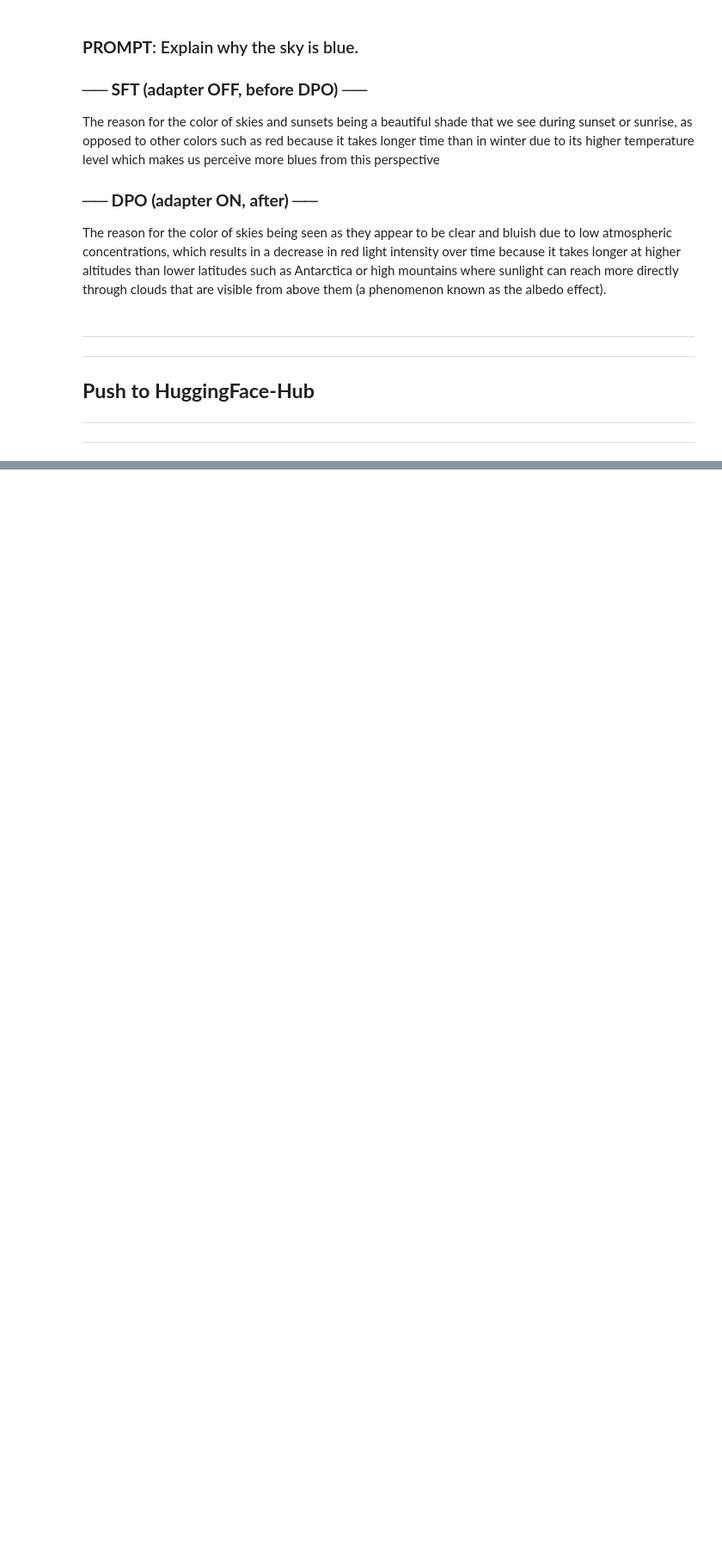
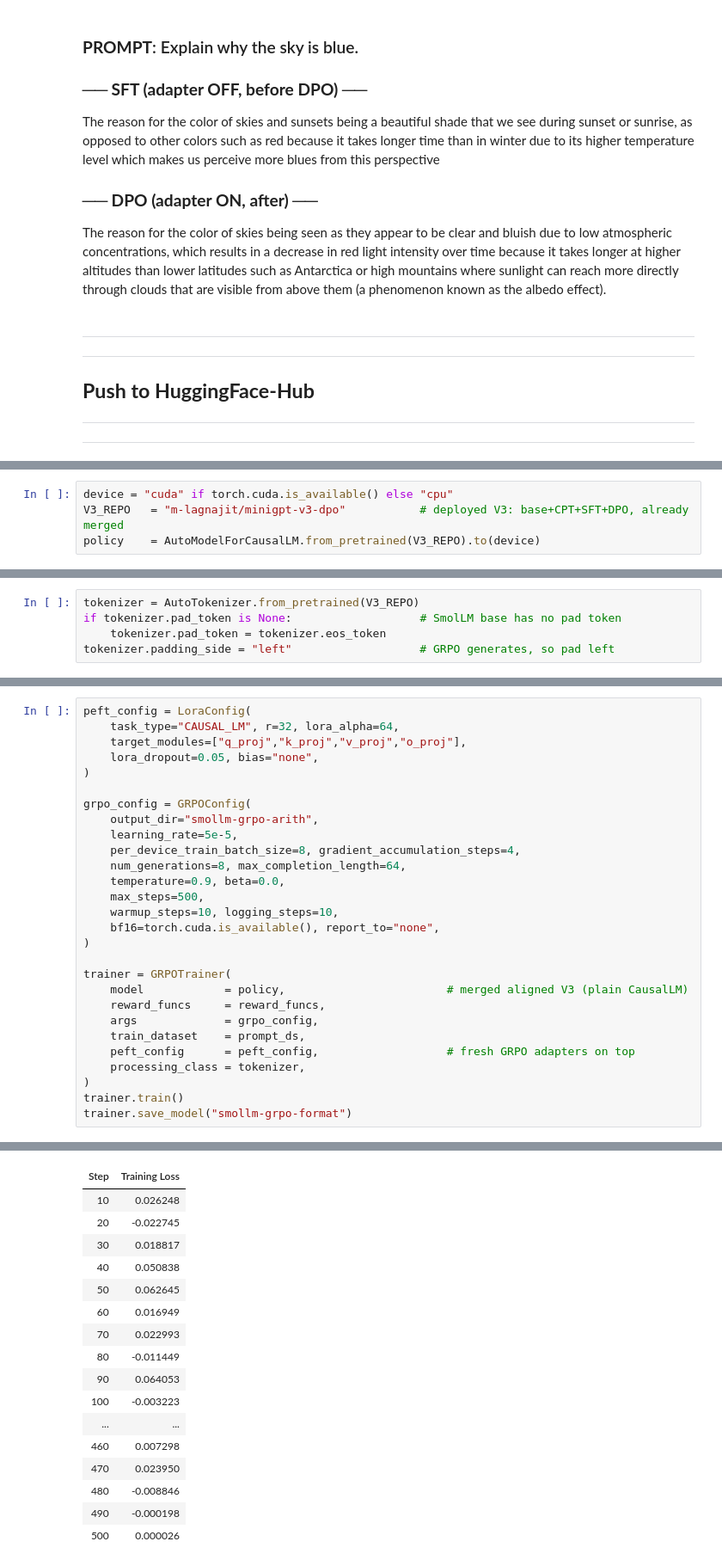
Before and after one commit to Lagnajit09/100x_AI_ML, a Jupyter notebook: FineTuneAModel_LoRA_PEFT.ipynb, the cells around one changed output, grey strips where cells are left out. Shown at 86% size. Cells and saved outputs as stored; diff of their text form; blank space fills up the shorter version.

Commit message:
updated notebook and max_tokens bug fix

```diff
--- a/FineTuneAModel_LoRA_PEFT.ipynb
+++ b/FineTuneAModel_LoRA_PEFT.ipynb
@@ -641,0 +631,4 @@ New Data Upload               : |          |  0.00B /  0.00B
+# %%
+device = "cuda" if torch.cuda.is_available() else "cpu"
+V3_REPO   = "m-lagnajit/minigpt-v3-dpo"           # deployed V3: base+CPT+SFT+DPO, already merged
+policy    = AutoModelForCausalLM.from_pretrained(V3_REPO).to(device)
@@ -641,0 +641,5 @@ New Data Upload               : |          |  0.00B /  0.00B
+# %%
+tokenizer = AutoTokenizer.from_pretrained(V3_REPO)
+if tokenizer.pad_token is None:                   # SmolLM base has no pad token
+    tokenizer.pad_token = tokenizer.eos_token
+tokenizer.padding_side = "left"                   # GRPO generates, so pad left
@@ -641,0 +714,29 @@ New Data Upload               : |          |  0.00B /  0.00B
+# %%
+peft_config = LoraConfig(
+    task_type="CAUSAL_LM", r=32, lora_alpha=64,
+    target_modules=["q_proj","k_proj","v_proj","o_proj"],
+    lora_dropout=0.05, bias="none",
+)
+
+grpo_config = GRPOConfig(
+    output_dir="smollm-grpo-arith",
+    learning_rate=5e-5,
+    per_device_train_batch_size=8, gradient_accumulation_steps=4,
+    num_generations=8, max_completion_length=64,
+    temperature=0.9, beta=0.0,
+    max_steps=500,
+    warmup_steps=10, logging_steps=10,
+    bf16=torch.cuda.is_available(), report_to="none",
+)
+
+trainer = GRPOTrainer(
+    model            = policy,                        # merged aligned V3 (plain CausalLM)
+    reward_funcs     = reward_funcs,
+    args             = grpo_config,
+    train_dataset    = prompt_ds,
+    peft_config      = peft_config,                   # fresh GRPO adapters on top
+    processing_class = tokenizer,
+)
+trainer.train()
+trainer.save_model("smollm-grpo-format")
+# %% [output]
@@ -641,0 +745,17 @@ New Data Upload               : |          |  0.00B /  0.00B
+| Step | Training Loss |
+| 10 | 0.026248 |
+| 20 | -0.022745 |
+| 30 | 0.018817 |
+| 40 | 0.050838 |
+| 50 | 0.062645 |
+| 60 | 0.016949 |
+| 70 | 0.022993 |
+| 80 | -0.011449 |
+| 90 | 0.064053 |
+| 100 | -0.003223 |
+| ... | ... |
+| 460 | 0.007298 |
+| 470 | 0.023950 |
+| 480 | -0.008846 |
+| 490 | -0.000198 |
+| 500 | 0.000026 |
```
Also changed, not shown: parts of 33 cells of this notebook, 2 other files.
